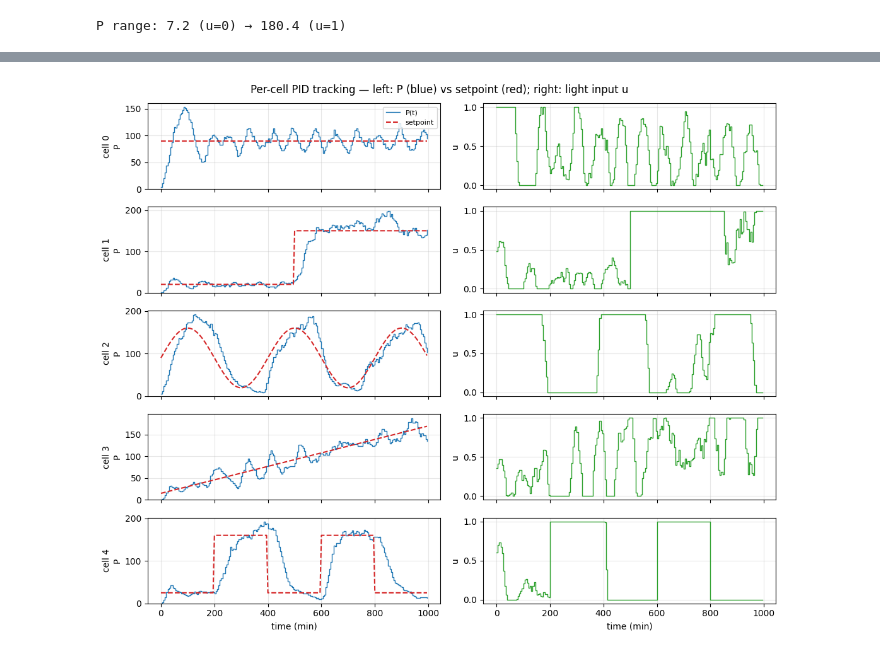
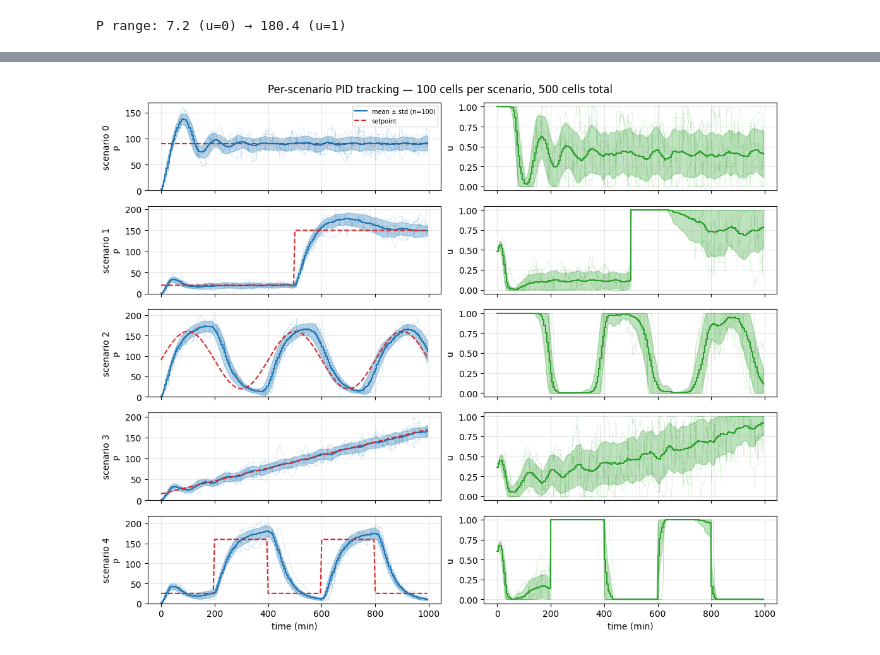
Before and after one commit to robinhenry/crn-jax, a Jupyter notebook: examples/pid_control.ipynb, the cells around one changed output, grey strips where cells are left out. Saved outputs shown, nothing was run; the diff lists cells and outputs as text; code cells hidden in the pictures.

Commit message:
draft of the per-cell control notebook example

```diff
--- a/examples/pid_control.ipynb
+++ b/examples/pid_control.ipynb
@@ -159,14 +171,28 @@ Initial state: all cells start at `R = P = 0`. Watch each cell's `P` climb towar
 # %%
+import time
+
 initial_states = State(
     time=jnp.zeros(N_CELLS),
     x=jnp.zeros((N_CELLS, 2)),
     next_reaction_time=jnp.full((N_CELLS,), jnp.inf),
 )
 key = jax.random.PRNGKey(0)
+
+# Warm-up call to trigger JIT compilation, then time a clean second call.
 xs, us = run_closed_loop(initial_states, key, setpoint_traj, DT)
+xs.block_until_ready()
+
+t0 = time.perf_counter()
+xs, us = run_closed_loop(initial_states, key, setpoint_traj, DT)
+xs.block_until_ready()
+t_run = time.perf_counter() - t0
+
 xs = np.asarray(xs)  # (n_intervals, n_cells, 2)
 us = np.asarray(us)  # (n_intervals, n_cells)
-setpoints_np = np.asarray(setpoint_traj)
+setpoints_np = np.asarray(setpoint_scenarios)  # (n_intervals, n_scenarios)
 times_np = np.asarray(times)
-print("Trajectory shape:", xs.shape)
+print(
+    f"Trajectory shape: {xs.shape}   |   wall time (post-JIT): "
+    f"{t_run * 1000:.1f} ms for {N_CELLS} cells × {N_INTERVALS} intervals"
+)
 # %% [output]
@@ -174,28 +200,53 @@ Trajectory shape: (200, 5, 2)
 # %%
-fig, axes = plt.subplots(N_CELLS, 2, figsize=(11, 1.8 * N_CELLS), sharex=True)
-for i in range(N_CELLS):
+P_full = xs[:, :, P_IDX].reshape(N_INTERVALS, N_SCENARIOS, N_CELLS_PER_SCENARIO)
+u_full = us.reshape(N_INTERVALS, N_SCENARIOS, N_CELLS_PER_SCENARIO)
+
+N_SAMPLE_TRACES = 8  # thin per-cell traces overlaid behind the population band
+
+fig, axes = plt.subplots(N_SCENARIOS, 2, figsize=(11, 1.8 * N_SCENARIOS), sharex=True)
+for i in range(N_SCENARIOS):
     ax_p, ax_u = axes[i]
-    # Left: P trajectory vs setpoint
-    ax_p.step(times_np, xs[:, i, P_IDX], where="post", color="tab:blue", lw=1, label="P(t)")
+
+    # --- P trajectory: sample traces + mean ± std band + setpoint ---
+    P_i = P_full[:, i, :]  # (n_intervals, n_cells_per_scenario)
+    P_mean = P_i.mean(axis=1)
+    P_std = P_i.std(axis=1)
+    for j in range(N_SAMPLE_TRACES):
+        ax_p.step(times_np, P_i[:, j], where="post", color="tab:blue", alpha=0.15, lw=0.6)
+    ax_p.fill_between(times_np, P_mean - P_std, P_mean + P_std, color="tab:blue", alpha=0.3)
+    ax_p.step(times_np, P_mean, where="post", color="tab:blue", lw=1.5, label=f"mean ± std (n={N_CELLS_PER_SCENARIO})")
     ax_p.plot(times_np, setpoints_np[:, i], color="tab:red", lw=1.5, ls="--", label="setpoint")
-    ax_p.set_ylabel(f"cell {i}\nP")
+    ax_p.set_ylabel(f"scenario {i}\nP")
     ax_p.set_ylim(bottom=0)
     ax_p.grid(alpha=0.3)
     if i == 0:
-        ax_p.legend(loc="upper right", fontsize=8)
-    # Right: control input u(t)
-    ax_u.step(times_np, us[:, i], where="post", color="tab:green", lw=1)
+        ax_p.legend(loc="upper right", fontsize=7)
+
+    # --- Control input u: sample traces + mean ± std band ---
+    u_i = u_full[:, i, :]
+    u_mean = u_i.mean(axis=1)
+    u_std = u_i.std(axis=1)
+    for j in range(N_SAMPLE_TRACES):
+        ax_u.step(times_np, u_i[:, j], where="post", color="tab:green", alpha=0.15, lw=0.6)
+    ax_u.fill_between(
+        times_np,
+        np.clip(u_mean - u_std, 0.0, 1.0),
+        np.clip(u_mean + u_std, 0.0, 1.0),
+        color="tab:green",
+        alpha=0.3,
+    )
+    ax_u.step(times_np, u_mean, where="post", color="tab:green", lw=1.5)
     ax_u.set_ylabel("u")
     ax_u.set_ylim(-0.05, 1.05)
     ax_u.grid(alpha=0.3)
 
 axes[-1, 0].set_xlabel("time (min)")
 axes[-1, 1].set_xlabel("time (min)")
-fig.suptitle("Per-cell PID tracking — left: P (blue) vs setpoint (red); right: light input u")
+fig.suptitle(f"Per-scenario PID tracking — {N_CELLS_PER_SCENARIO} cells per scenario, {N_CELLS} cells total")
 fig.tight_layout()
 plt.show()
 # %% [output]
-[figure, old version]
+[figure, new version]
 # %% [markdown]
 ## What you should see
 
```
Also changed, not shown: parts of 8 cells of this notebook.
